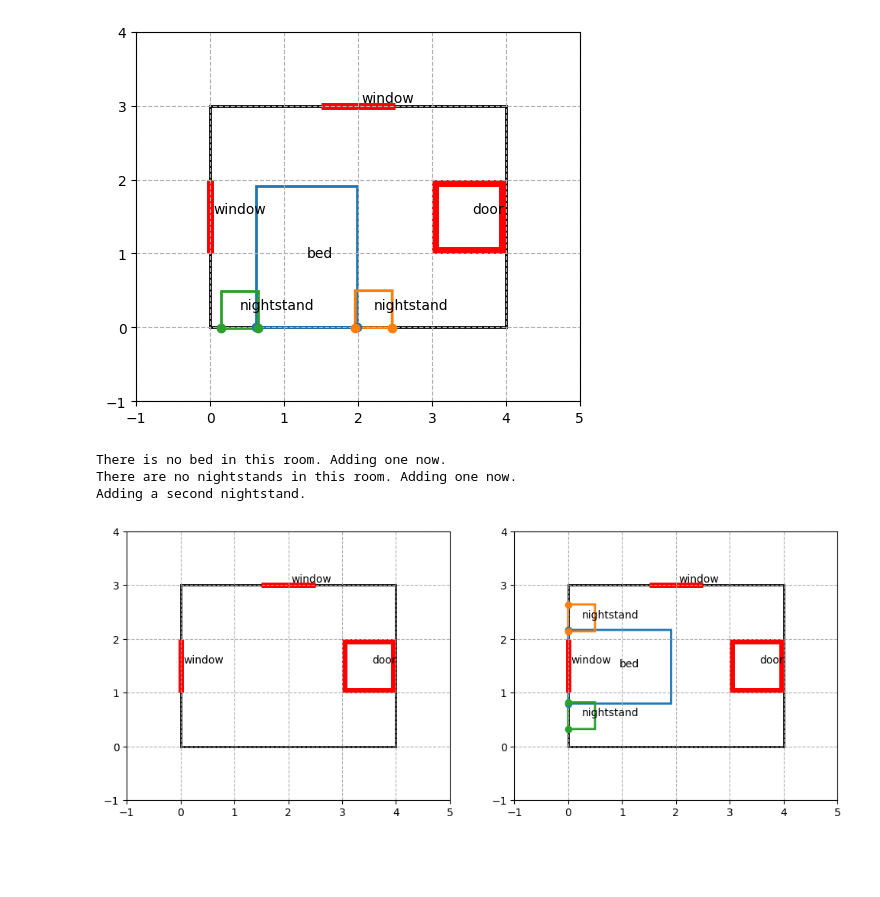
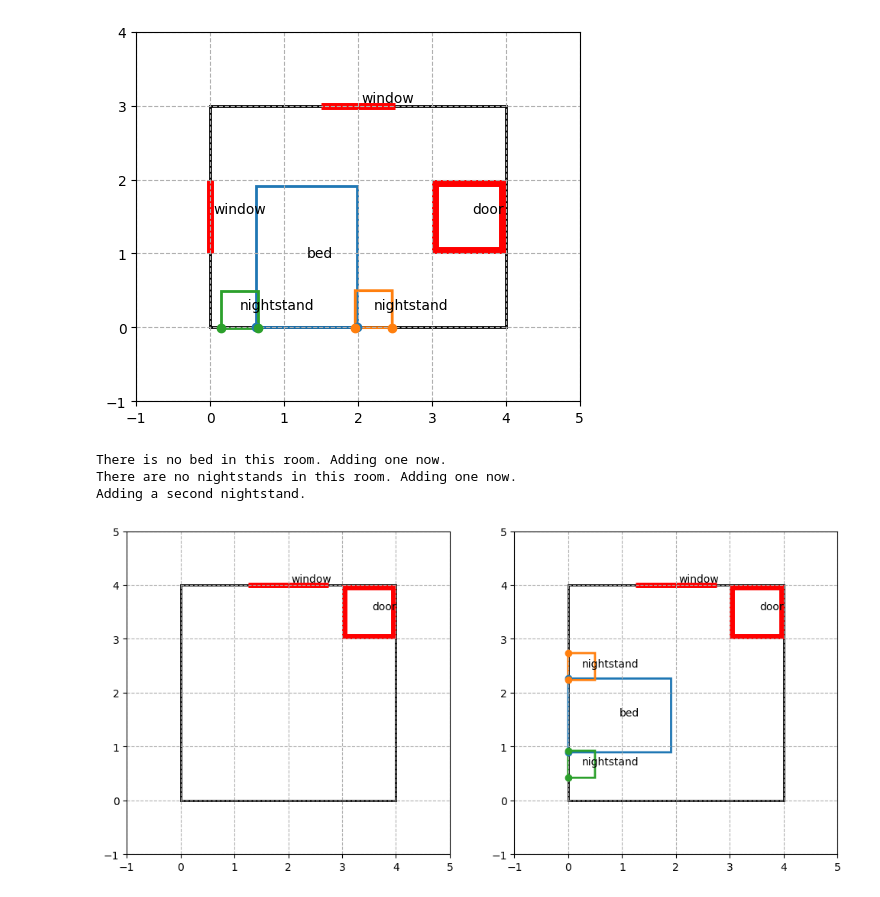
Before and after one commit to gabriellelittle1/MSc-Project, a Jupyter notebook: Orientation Addition/Bedroom.ipynb, the cells around one changed output. Saved outputs shown, nothing was run; the diff lists cells and outputs as text; code cells hidden in the pictures; blank space fills up the shorter version.

```diff
--- a/Orientation Addition/Bedroom.ipynb
+++ b/Orientation Addition/Bedroom.ipynb
@@ -220,11 +220,11 @@ There are no nightstands in this room. Adding one now.
 Adding a second nightstand.
 [figure]
 # %%
-room = Room(4, 3)
-room.fixed_objects = [Object('door', (3.5, 1.5), 0.91, 0.91), Object('window', (2, 3), 1, 0), Object('window', (0, 1.5), 0, 1)]
-room.add([add_bed, add_nightstand, add_nightstand], orientation = 2*np.pi)
+room = Room(4, 4)
+room.fixed_objects = [Object('door', (3.5, 3.5), 0.91, 0.91), Object('window', (2, 4), 1.5, 0)]
+room.add([add_bed, add_nightstand, add_nightstand], orientation = 0)
 # %% [output]
 There is no bed in this room. Adding one now.
 There are no nightstands in this room. Adding one now.
 Adding a second nightstand.
-[figure, old version]
+[figure, new version]
```
